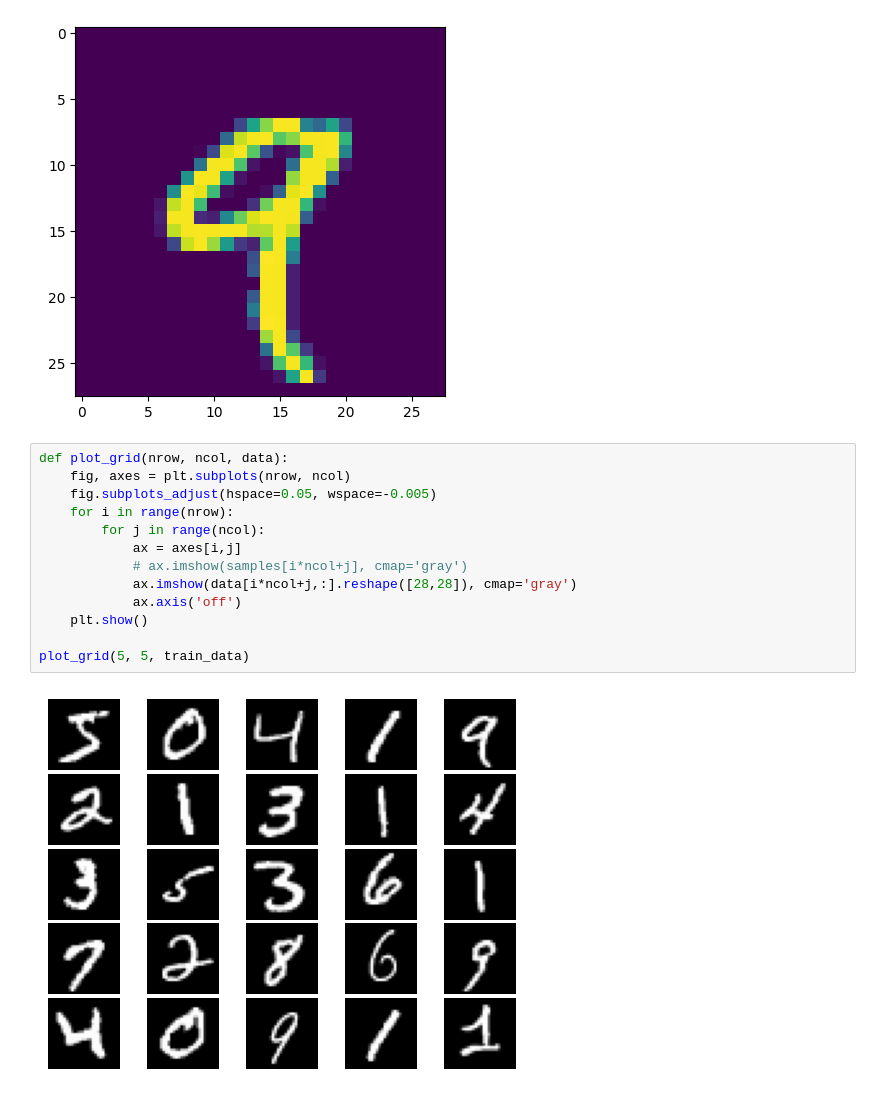
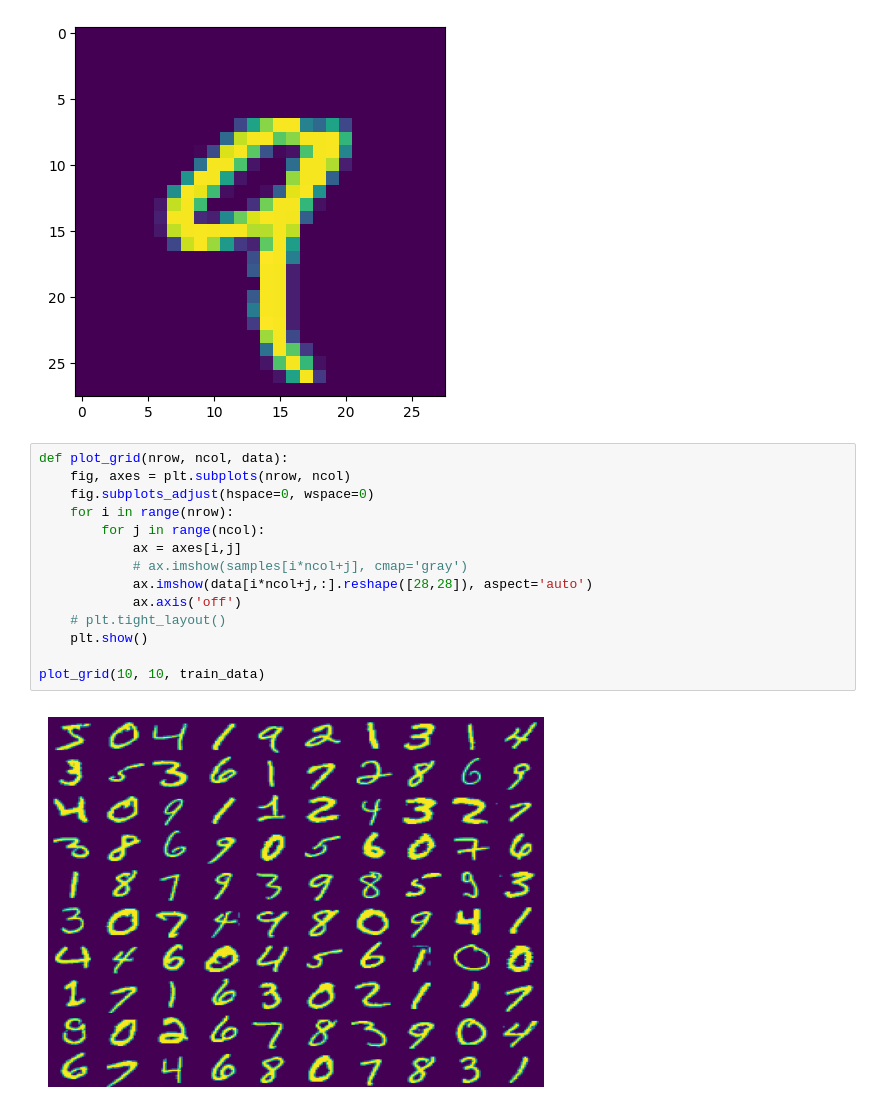
Before and after one commit to chinsengi/score_RNN, a Jupyter notebook: invm.ipynb, the cells around one changed output. Cells and saved outputs as stored; diff of their text form.

Commit message:
DP plot

```diff
--- a/invm.ipynb
+++ b/invm.ipynb
@@ -89,15 +89,16 @@ plt.imshow(train_data[4,:].reshape([28,28]))
 # %%
 def plot_grid(nrow, ncol, data):
     fig, axes = plt.subplots(nrow, ncol)
-    fig.subplots_adjust(hspace=0.05, wspace=-0.005)
+    fig.subplots_adjust(hspace=0, wspace=0)
     for i in range(nrow):
         for j in range(ncol):
             ax = axes[i,j]
             # ax.imshow(samples[i*ncol+j], cmap='gray')
-            ax.imshow(data[i*ncol+j,:].reshape([28,28]), cmap='gray')
+            ax.imshow(data[i*ncol+j,:].reshape([28,28]), aspect='auto')
             ax.axis('off')
+    # plt.tight_layout()
     plt.show()
 
-plot_grid(5, 5, train_data)
+plot_grid(10, 10, train_data)
 # %% [output]
-[figure, old version]
+[figure, new version]
```
Also changed, not shown: parts of 3 cells of this notebook, 4 other files.
